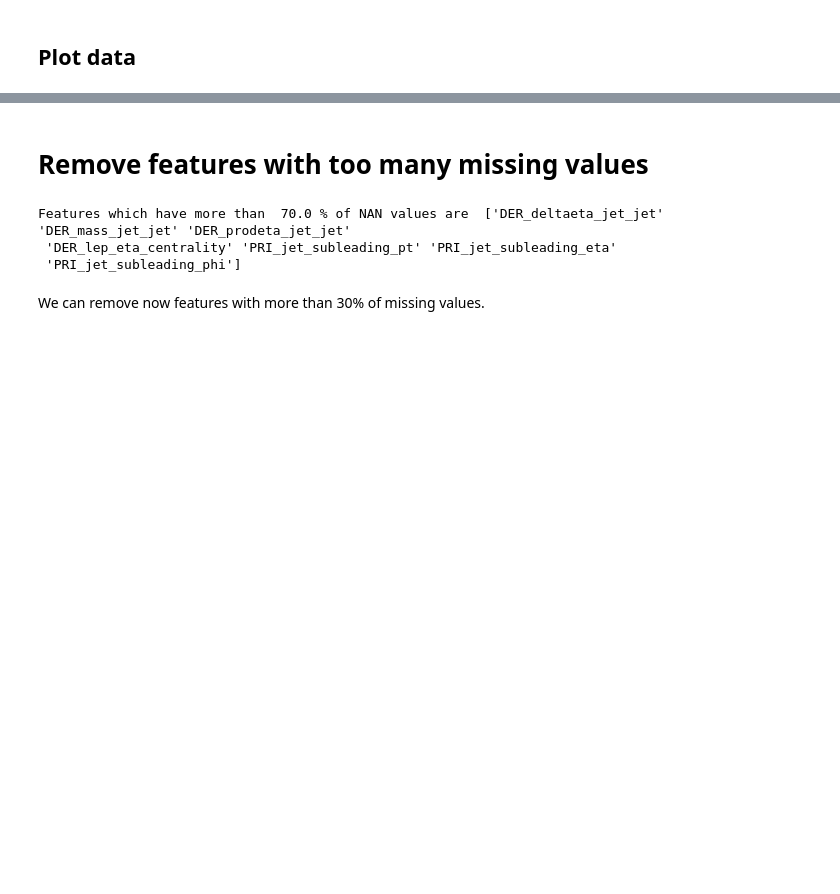
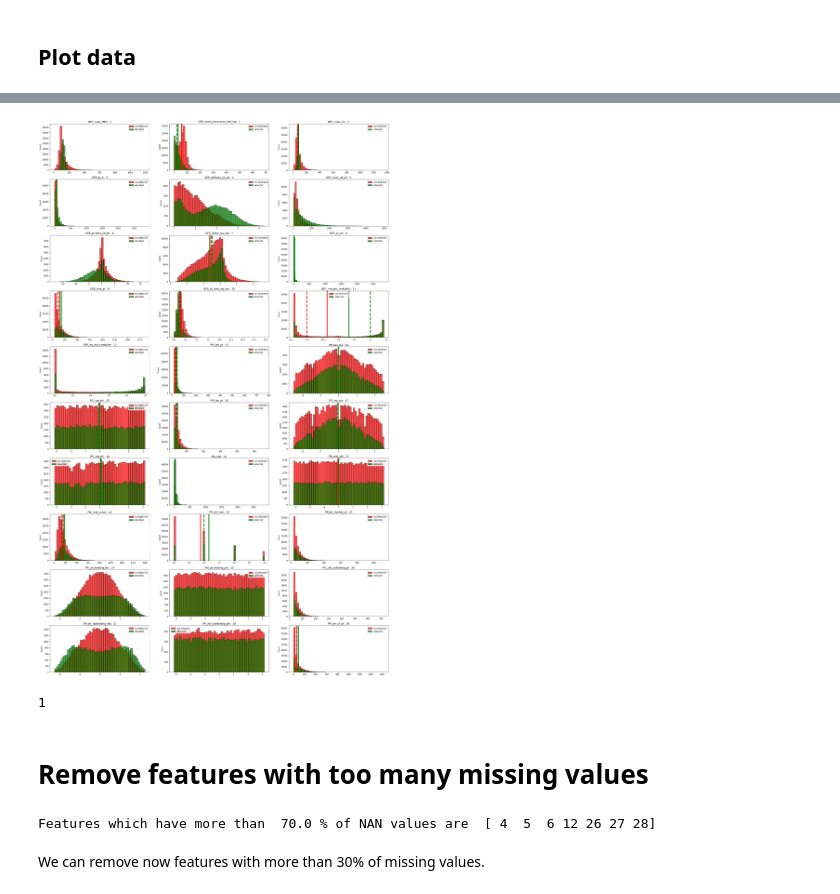
Before and after one commit to mkondracki/ML_project_1, a Jupyter notebook: projectML_.ipynb, the cells around one changed output, grey strips where cells are left out. Saved outputs shown, nothing was run; the diff lists cells and outputs as text; code cells hidden in the pictures; blank space fills up the shorter version.

```diff
--- a/projectML_.ipynb
+++ b/projectML_.ipynb
@@ -120,15 +78,19 @@ for i in range(len(names)):
+# %%
+plot_detected_features(put_nan(x_tr), y_tr, names)
+# %% [output]
+[figure, added]
+1
 # %% [markdown]
 # Remove features with too many missing values
 # %%
 names = np.array(['DER_mass_MMC','DER_mass_transverse_met_lep','DER_mass_vis','DER_pt_h','DER_deltaeta_jet_jet','DER_mass_jet_jet','DER_prodeta_jet_jet','DER_deltar_tau_lep','DER_pt_tot','DER_sum_pt','DER_pt_ratio_lep_tau','DER_met_phi_centrality','DER_lep_eta_centrality','PRI_tau_pt','PRI_tau_eta','PRI_tau_phi','PRI_lep_pt','PRI_lep_eta','PRI_lep_phi','PRI_met','PRI_met_phi','PRI_met_sumet','PRI_jet_num','PRI_jet_leading_pt','PRI_jet_leading_eta','PRI_jet_subleading_pt','PRI_jet_subleading_eta','PRI_jet_subleading_phi','PRI_jet_all_pt'])
 
 threshold = 0.7
-prop_nan, ind = proportions_nan (x_tr_reg, threshold)
-print ("Features which have more than ", threshold*100, "% of NAN values are ", names[ind])
+x_nan = put_nan(x_tr)
+prop_nan, ind = proportions_nan(x_nan, threshold)
+print ("Features which have more than ", threshold*100, "% of NAN values are ", ind)
 # %% [output]
-Features which have more than  70.0 % of NAN values are  ['DER_deltaeta_jet_jet' 'DER_mass_jet_jet' 'DER_prodeta_jet_jet'
- 'DER_lep_eta_centrality' 'PRI_jet_subleading_pt' 'PRI_jet_subleading_eta'
- 'PRI_jet_subleading_phi']
+Features which have more than  70.0 % of NAN values are  [ 4  5  6 12 26 27 28]
 # %% [markdown]
 We can remove now features with more than 30% of missing values.
 # %%
```
Also changed, not shown: parts of 86 cells of this notebook.
